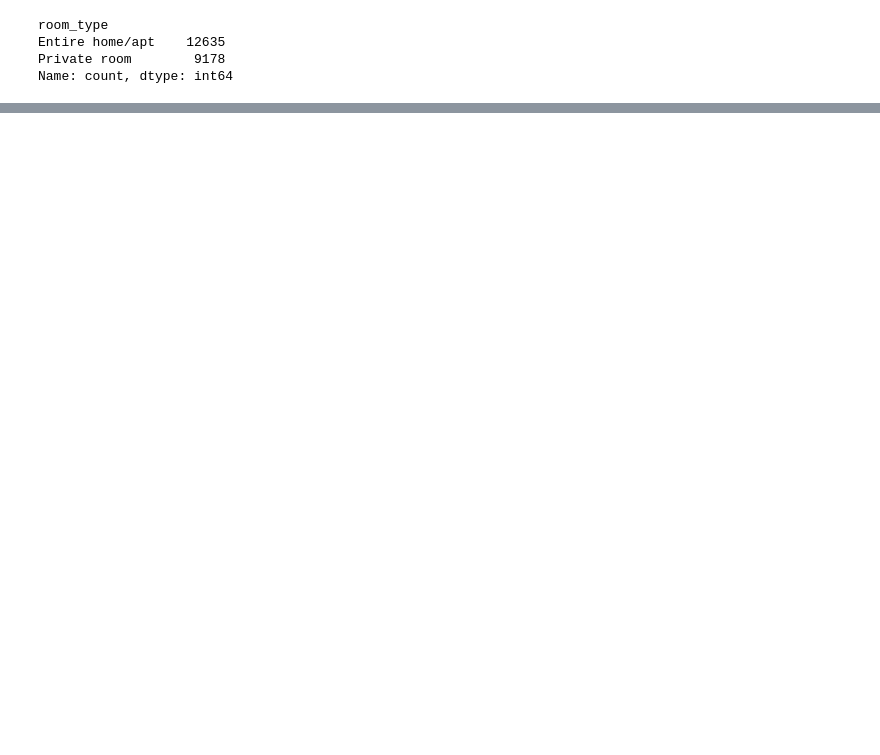
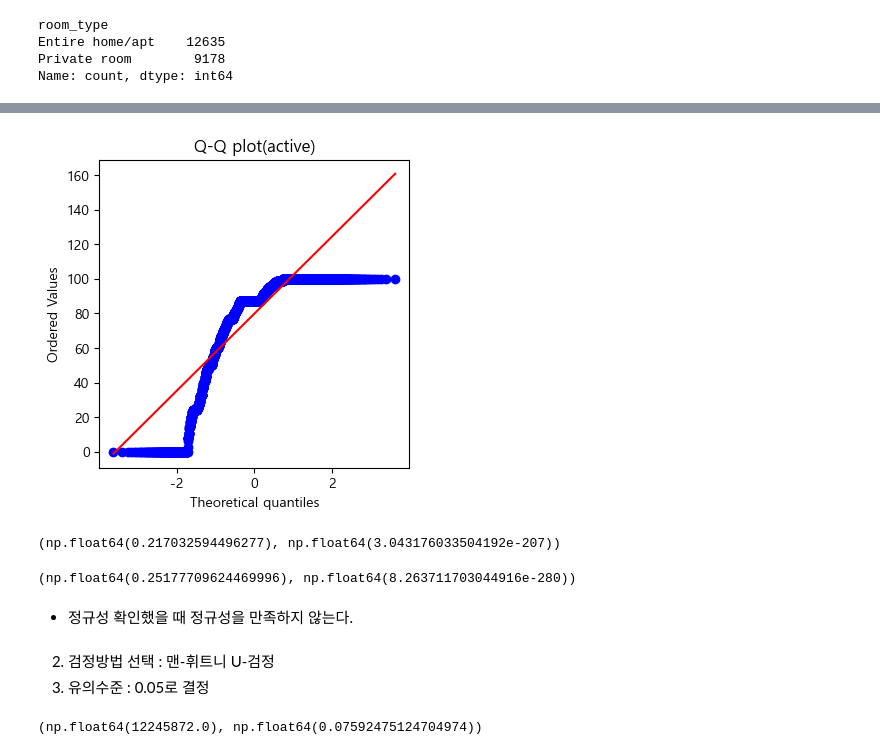
Before and after one commit to KyungminChang/data-analysis-project-BBB, a Jupyter notebook: 02_basic_statistics.ipynb, the cells around one changed output, grey strips where cells are left out. Drawn from its saved outputs; the diff is of its cells as text; code cells hidden in the pictures; blank space fills up the shorter version.

```diff
--- a/02_basic_statistics.ipynb
+++ b/02_basic_statistics.ipynb
@@ -587,0 +696,45 @@ Name: count, dtype: int64
+# %%
+# 정규성 검정 1. Q-Q Plot
+
+plt.figure(figsize=(4,4))
+stats.probplot(rh2_group, plot=plt)
+plt.title("Q-Q plot(active)")
+plt.show()
+# %% [output]
+[figure, added]
+# %%
+# 정규성 검정 2. Kolmogorov - Sminov
+
+# 표본 평균
+sample_mean = np.mean(rh1_group)
+# 표본 표준편차
+s = np.std(rh1_group, ddof=1)
+
+stat, p = stats.kstest(rh1_group, 'norm', args=(sample_mean, s))
+
+stat, p
+# %% [output]
+(np.float64(0.217032594496277), np.float64(3.043176033504192e-207))
+# %%
+# 정규성 검정 2. Kolmogorov - Sminov
+
+# 표본 평균
+sample_mean = np.mean(rh2_group)
+# 표본 표준편차
+s = np.std(rh2_group, ddof=1)
+
+stat, p = stats.kstest(rh2_group, 'norm', args=(sample_mean, s))
+
+stat, p
+# %% [output]
+(np.float64(0.25177709624469996), np.float64(8.263711703044916e-280))
+# %% [markdown]
+- 정규성 확인했을 때 정규성을 만족하지 않는다.
+# %% [markdown]
+2. 검정방법 선택 : 맨-휘트니 U-검정
+3. 유의수준 : 0.05로 결정
+# %%
+u_stat, u_p = stats.mannwhitneyu(rh1_group, rh2_group, alternative="two-sided")
+u_stat, u_p
+# %% [output]
+(np.float64(12245872.0), np.float64(0.07592475124704974))
```
Also changed, not shown: parts of 18 cells of this notebook.
